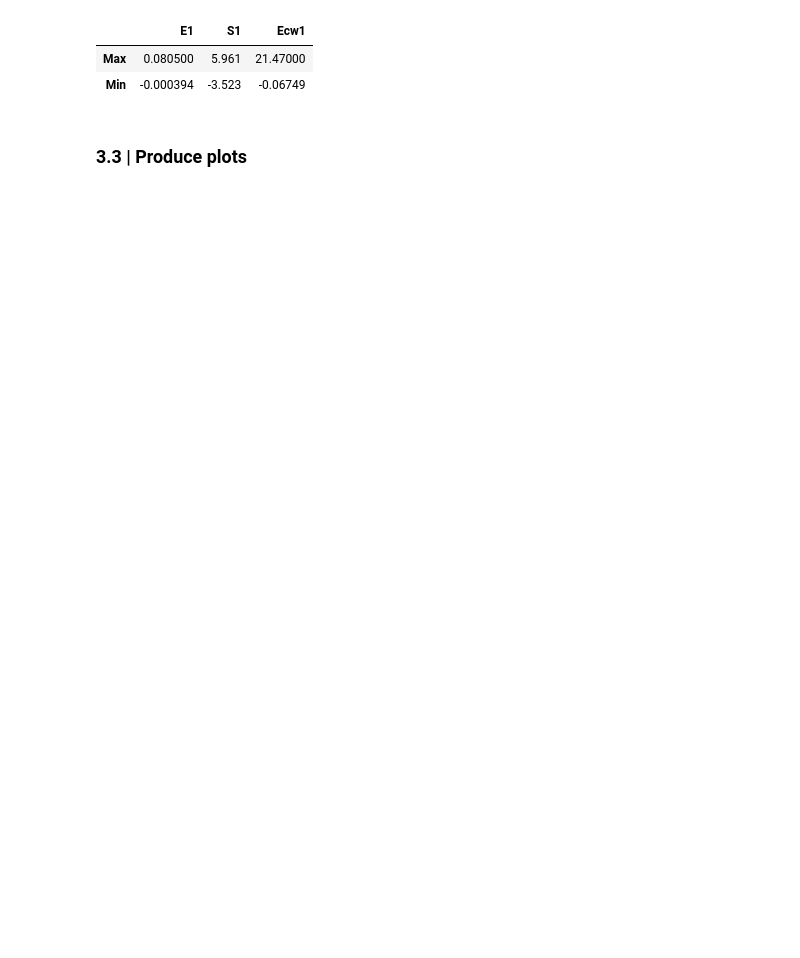
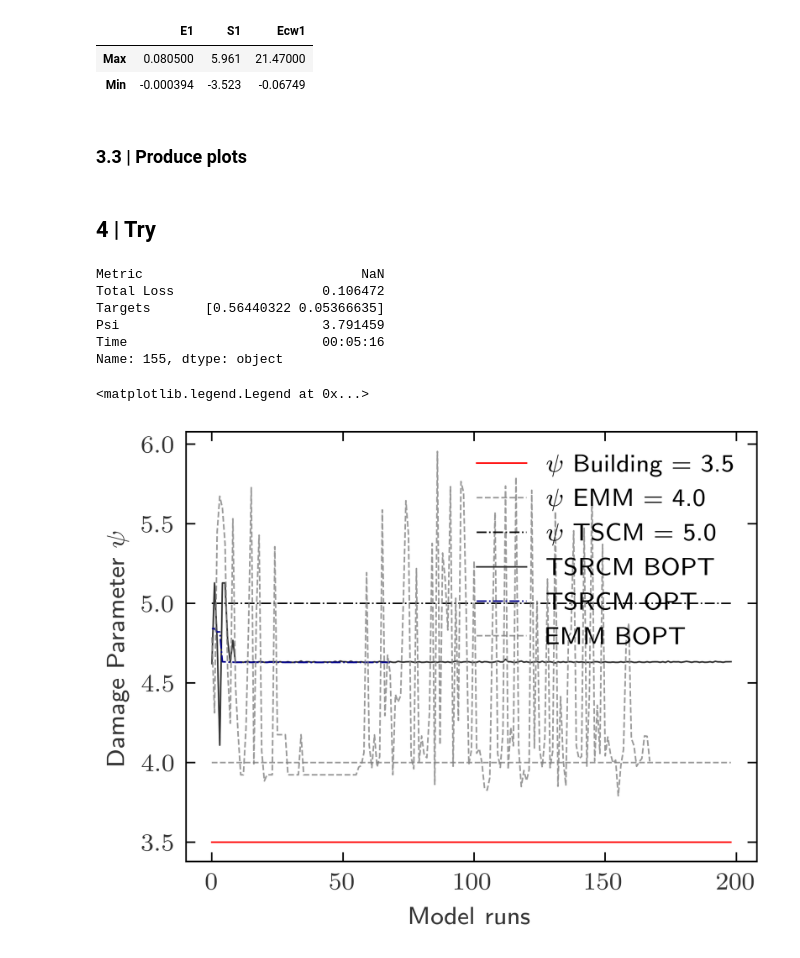
Before and after one commit to MunawarJohar/BRICKS, a Jupyter notebook: bricks_fea.ipynb, the cells around one changed output. Cells and saved outputs as stored; diff of their text form; code cells hidden in the pictures; blank space fills up the shorter version.

```diff
--- a/bricks_fea.ipynb
+++ b/bricks_fea.ipynb
@@ -857,3 +875,43 @@ config = {
 }
 
 setup_analysis(base_path, config)
+# %% [markdown]
+## <strong> 4 | Try</strong>
+# %%
+dir = r'C:\Users\javie\Desktop\Demo\ML\monitor\monitoring_df.csv'
+df = pd.read_csv(dir)
+
+dir2 = r'C:\Users\javie\Desktop\Demo\Optimise\monitor\monitoring_df.csv'
+df2 = pd.read_csv(dir2)
+
+dir3 = r'C:\Users\javie\Desktop\EMM\ML\monitor\monitoring_df.csv'
+df3 = pd.read_csv(dir3)
+# %%
+min_row = df3.loc[df3['Psi'].idxmin()]
+print(min_row)
+# %% [output]
+Metric                            NaN
+Total Loss                   0.106472
+Targets       [0.56440322 0.05366635]
+Psi                          3.791459
+Time                         00:05:16
+Name: 155, dtype: object
+# %%
+target = 3.5
+target_b = np.linspace(target, target, max(len(df), len(df2), len(df3)))
+target_ts = np.linspace(5.0, 5.0, max(len(df), len(df2), len(df3)))
+target_em = np.linspace(4.0, 4.0, max(len(df), len(df2), len(df3)))
+
+plt.plot(target_b, color = 'red', label='$\psi$ Building = 3.5')
+plt.plot(target_em, color = 'grey', label='$\psi$ EMM = 4.0',alpha = 0.8)
+plt.plot(target_ts, color = 'black', label='$\psi$ TSCM = 5.0')
+plt.plot(df['Psi'], label='TSRCM BOPT', linestyle = 'solid')
+plt.plot(df2['Psi'], label='TSRCM OPT', linestyle = 'dashdot', color = 'darkblue')
+plt.plot(df3['Psi'], label='EMM BOPT', linestyle = 'dashed', color = 'grey', alpha = 0.8)
+
+plt.xlabel('Model runs')
+plt.ylabel('Damage Parameter $\psi$')
+plt.legend(loc='best')
+# %% [output]
+<matplotlib.legend.Legend at 0x...>
+[figure, added]
```
Also changed, not shown: parts of 11 cells of this notebook, 24 other files.
